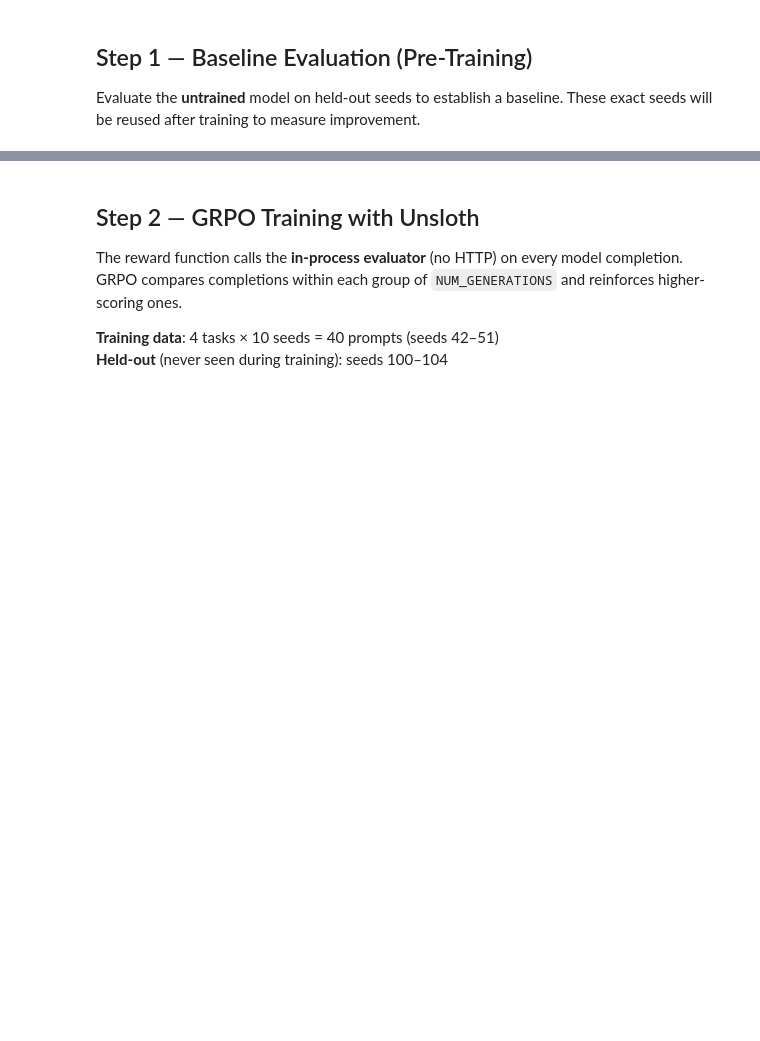
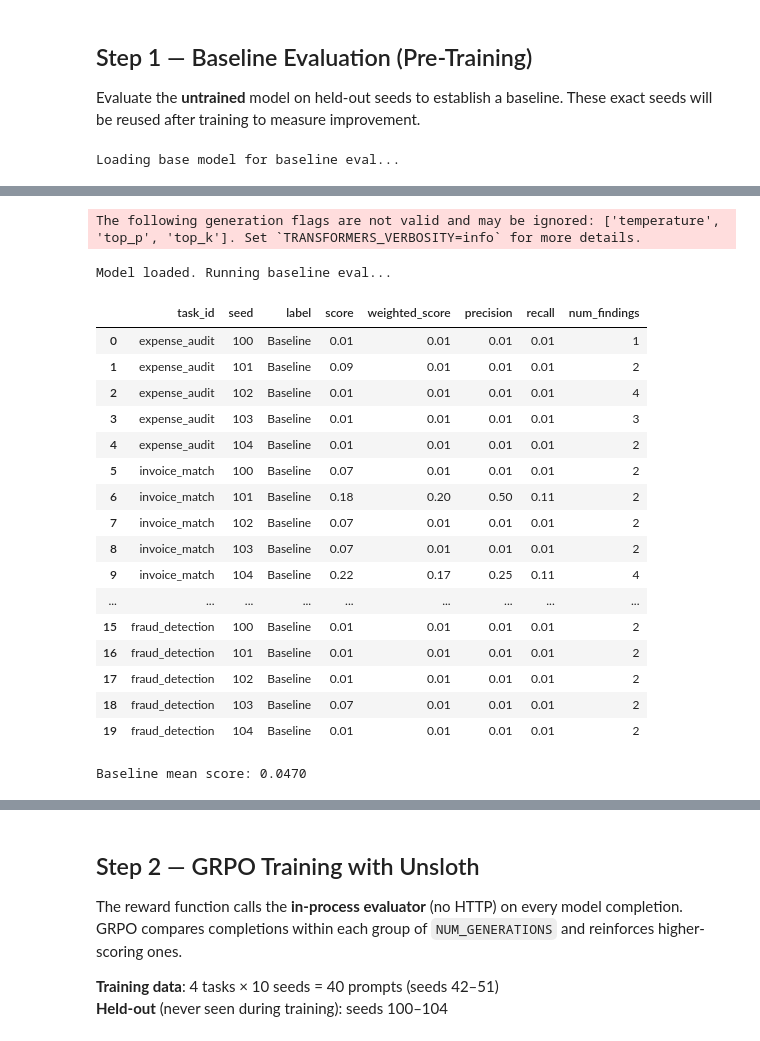
Before and after one commit to balloonmann/financial-audit-env, a Jupyter notebook: training/GRPO_Training_Submission.ipynb, the cells around one changed output, grey strips where cells are left out. Cells and saved outputs as stored; diff of their text form; code cells hidden in the pictures; blank space fills up the shorter version.

```diff
--- a/training/GRPO_Training_Submission.ipynb
+++ b/training/GRPO_Training_Submission.ipynb
@@ -163,8 +223,14 @@ print("Helpers loaded.")
 Evaluate the **untrained** model on held-out seeds to establish a baseline. These exact seeds will be reused after training to measure improvement.
 # %%
 print("Loading base model for baseline eval...")
-# Load via HF transformers so we can fully free the model before loading Unsloth
-HF_BASE_ID = MODEL_NAME.replace("unsloth/", "").replace("-bnb-4bit", "")
+
+HF_MODEL_MAP = {
+    "unsloth/Qwen2.5-1.5B-Instruct-bnb-4bit": "Qwen/Qwen2.5-1.5B-Instruct",
+    "unsloth/Qwen2.5-7B-Instruct-bnb-4bit":   "Qwen/Qwen2.5-7B-Instruct",
+    "unsloth/Meta-Llama-3.1-8B-Instruct-bnb-4bit": "meta-llama/Meta-Llama-3.1-8B-Instruct",
+}
+HF_BASE_ID = HF_MODEL_MAP.get(MODEL_NAME, MODEL_NAME.replace("unsloth/", "").replace("-bnb-4bit", ""))
+
 bnb_cfg = BitsAndBytesConfig(
     load_in_4bit=True, bnb_4bit_use_double_quant=True,
     bnb_4bit_quant_type="nf4", bnb_4bit_compute_dtype=torch.float16,
@@ -187,3 +253,5 @@ gc.collect(); torch.cuda.empty_cache()
 
 display(baseline_df)
 print(f"\nBaseline mean score: {baseline_df['score'].mean():.4f}")
+# %% [output]
+Loading base model for baseline eval...
@@ -190,3 +259,23 @@ print(f"\nBaseline mean score: {baseline_df['score'].mean():.4f}")
+The following generation flags are not valid and may be ignored: ['temperature', 'top_p', 'top_k']. Set `TRANSFORMERS_VERBOSITY=info` for more details.
+Model loaded. Running baseline eval...
+|  | task_id | seed | label | score | weighted_score | precision | recall | num_findings |
+| 0 | expense_audit | 100 | Baseline | 0.01 | 0.01 | 0.01 | 0.01 | 1 |
+| 1 | expense_audit | 101 | Baseline | 0.09 | 0.01 | 0.01 | 0.01 | 2 |
+| 2 | expense_audit | 102 | Baseline | 0.01 | 0.01 | 0.01 | 0.01 | 4 |
+| 3 | expense_audit | 103 | Baseline | 0.01 | 0.01 | 0.01 | 0.01 | 3 |
+| 4 | expense_audit | 104 | Baseline | 0.01 | 0.01 | 0.01 | 0.01 | 2 |
+| 5 | invoice_match | 100 | Baseline | 0.07 | 0.01 | 0.01 | 0.01 | 2 |
+| 6 | invoice_match | 101 | Baseline | 0.18 | 0.20 | 0.50 | 0.11 | 2 |
+| 7 | invoice_match | 102 | Baseline | 0.07 | 0.01 | 0.01 | 0.01 | 2 |
+| 8 | invoice_match | 103 | Baseline | 0.07 | 0.01 | 0.01 | 0.01 | 2 |
+| 9 | invoice_match | 104 | Baseline | 0.22 | 0.17 | 0.25 | 0.11 | 4 |
+| ... | ... | ... | ... | ... | ... | ... | ... | ... |
+| 15 | fraud_detection | 100 | Baseline | 0.01 | 0.01 | 0.01 | 0.01 | 2 |
+| 16 | fraud_detection | 101 | Baseline | 0.01 | 0.01 | 0.01 | 0.01 | 2 |
+| 17 | fraud_detection | 102 | Baseline | 0.01 | 0.01 | 0.01 | 0.01 | 2 |
+| 18 | fraud_detection | 103 | Baseline | 0.07 | 0.01 | 0.01 | 0.01 | 2 |
+| 19 | fraud_detection | 104 | Baseline | 0.01 | 0.01 | 0.01 | 0.01 | 2 |
+Baseline mean score: 0.0470
 # %%
 baseline_summary = (
     baseline_df.groupby("task_id")[["score","weighted_score","precision","recall"]]
```
Also changed, not shown: parts of 16 cells of this notebook, 7 other files.
